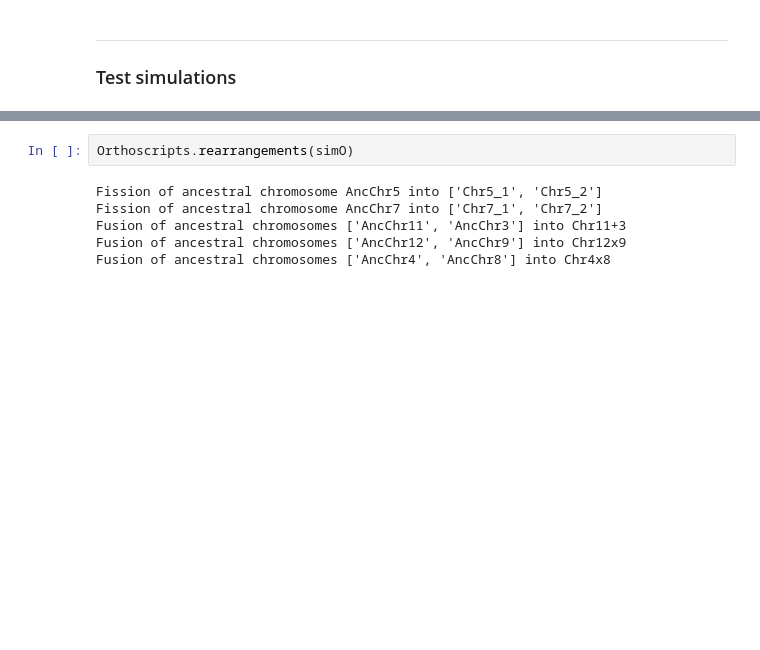
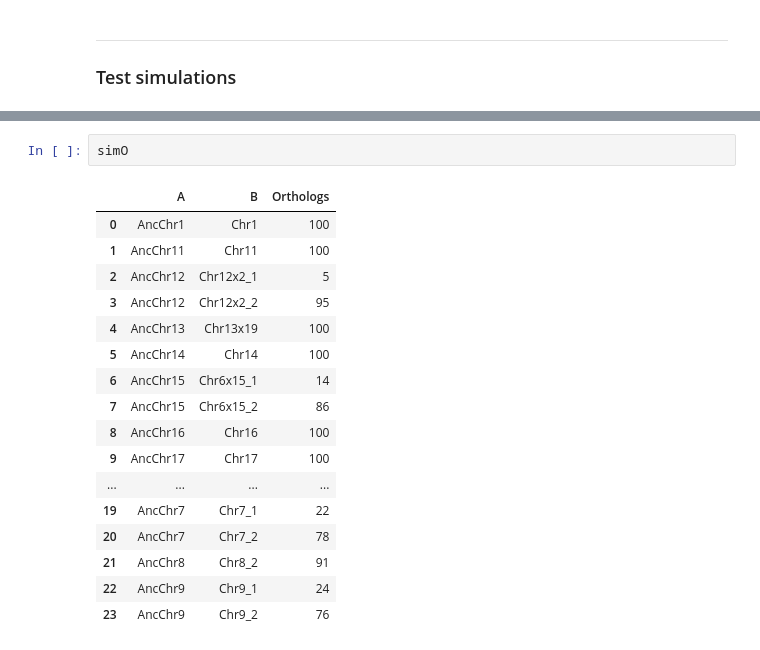
Before and after one commit to rajavat/orthology, a Jupyter notebook: Orthology.ipynb, the cells around one changed output, grey strips where cells are left out. Drawn from its saved outputs; the diff is of its cells as text; blank space fills up the shorter version.

```diff
--- a/Orthology.ipynb
+++ b/Orthology.ipynb
@@ -450,8 +470,20 @@ Orthoscripts.orthoplot(simO, 'Species A', 'Ancestor', 'B', 'A')
-# %%
-Orthoscripts.rearrangements(simO)
-# %% [output]
-Fission of ancestral chromosome AncChr5 into ['Chr5_1', 'Chr5_2']
-Fission of ancestral chromosome AncChr7 into ['Chr7_1', 'Chr7_2']
-Fusion of ancestral chromosomes ['AncChr11', 'AncChr3'] into Chr11+3
-Fusion of ancestral chromosomes ['AncChr12', 'AncChr9'] into Chr12x9
-Fusion of ancestral chromosomes ['AncChr4', 'AncChr8'] into Chr4x8
+# %%
+simO
+# %% [output]
+|  | A | B | Orthologs |
+| 0 | AncChr1 | Chr1 | 100 |
+| 1 | AncChr11 | Chr11 | 100 |
+| 2 | AncChr12 | Chr12x2_1 | 5 |
+| 3 | AncChr12 | Chr12x2_2 | 95 |
+| 4 | AncChr13 | Chr13x19 | 100 |
+| 5 | AncChr14 | Chr14 | 100 |
+| 6 | AncChr15 | Chr6x15_1 | 14 |
+| 7 | AncChr15 | Chr6x15_2 | 86 |
+| 8 | AncChr16 | Chr16 | 100 |
+| 9 | AncChr17 | Chr17 | 100 |
+| ... | ... | ... | ... |
+| 19 | AncChr7 | Chr7_1 | 22 |
+| 20 | AncChr7 | Chr7_2 | 78 |
+| 21 | AncChr8 | Chr8_2 | 91 |
+| 22 | AncChr9 | Chr9_1 | 24 |
+| 23 | AncChr9 | Chr9_2 | 76 |
```
Also changed, not shown: parts of 18 cells of this notebook, 4 other files.
